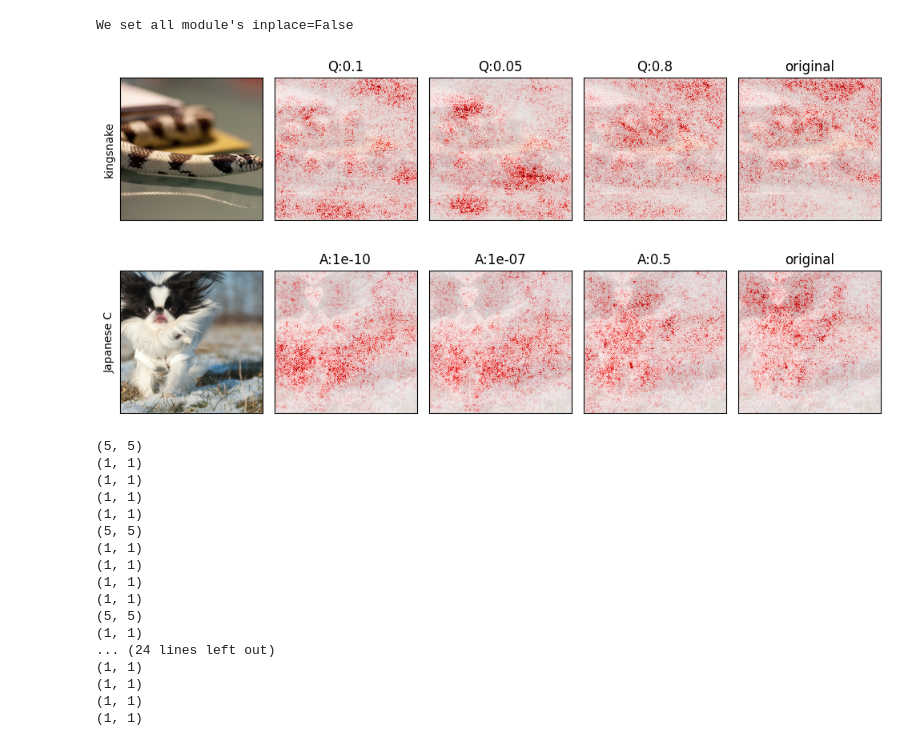
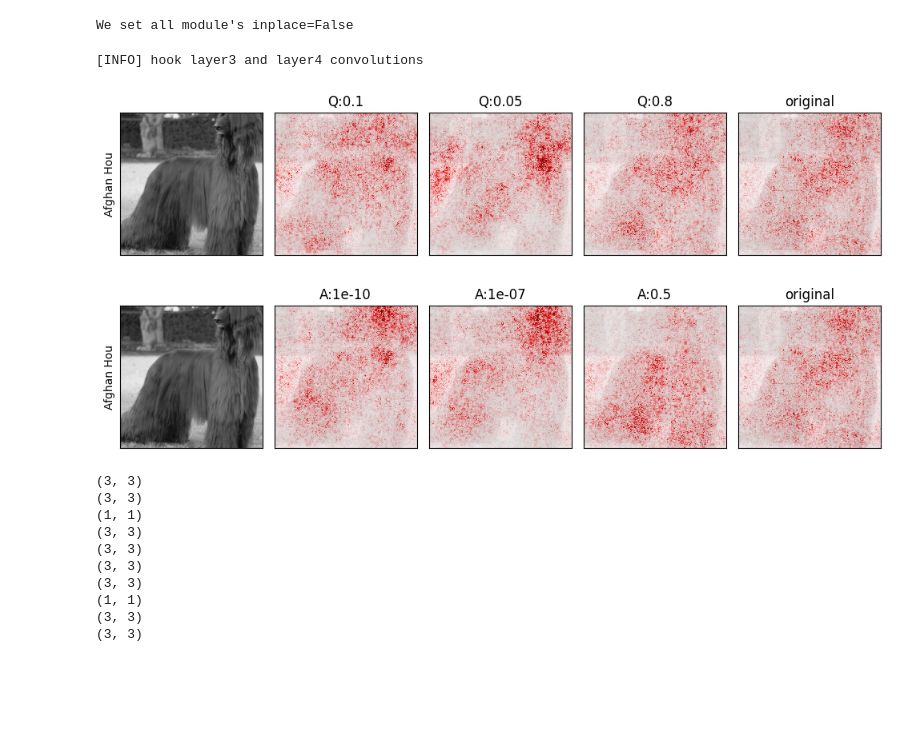
Before and after one commit to fxnnxc/parchgrad, a Jupyter notebook: tutorials/parchgrad.ipynb, the cells around one changed output. Drawn from its saved outputs; the diff is of its cells as text; code cells hidden in the pictures; blank space fills up the shorter version.

Commit message:
update the hook

```diff
--- a/tutorials/parchgrad.ipynb
+++ b/tutorials/parchgrad.ipynb
@@ -38,7 +38,7 @@ transform_2 = T.Compose([
 
 _, valid_dataset_2 = get_datasets('imagenet1k', data_path, transform_2)
 # %%
-layer_ratio=0.5
+layer_ratio=None # 0.5
 selected_convolutions = wrapper.get_default_hook_convolutions(layer_ratio)
 wrapper.set_hook_modules(selected_convolutions)
 
@@ -53,7 +53,7 @@ flags = OmegaConf.create({
 
 input_attrib ='grad'
 
-index=2825
+index=8014
 quantiles = [0.1, 0.05,  0.8]
 fig, axes = plt.subplots(1, len(quantiles)+2, figsize=(10, 4))
 axes = axes.flat
@@ -61,53 +61,47 @@ input_attrib = get_input_attrib(input_attrib)
 quantile_plot(wrapper, input_attrib, valid_dataset, valid_dataset_2, labels, index, axes, quantiles, device, flags)
 plt.tight_layout()
 # %% [output]
+[INFO] hook layer3 and layer4 convolutions
-[figure, old version]
+[figure, new version]
 # %%
 
 layer_ratio=0.5
 remove_n = len(wrapper.all_convolutions) -  int(layer_ratio * len(wrapper.all_convolutions))
 selected_convolutions = wrapper.all_convolutions[remove_n:]
 wrapper.set_hook_modules(selected_convolutions)
 
 flags = OmegaConf.create({
     'method': method,
     'alpha' :None,
     'p_value_threshold' : 0.05,
     'variance_conservation' : True,
     'exact_variance' :False,
     'gamma_infinity': True
 })
 
 
 input_attrib ='grad'
 
-index=7600
+index=8014
 alphas = [1e-10, 1e-7, 0.5]
 fig, axes = plt.subplots(1, len(quantiles)+2, figsize=(10, 4))
 axes = axes.flat
 input_attrib = get_input_attrib(input_attrib)
 alpha_plot(wrapper, input_attrib, valid_dataset, valid_dataset_2, labels, index, axes, alphas, device, flags)
 plt.tight_layout()
 # %% [output]
-[figure, old version]
+[figure, new version]
 # %%
 for m in selected_convolutions:
     print(m.kernel_size)
 # %% [output]
-(5, 5)
+(3, 3)
+(3, 3)
 (1, 1)
+(3, 3)
+(3, 3)
+(3, 3)
+(3, 3)
 (1, 1)
-(1, 1)
-(1, 1)
-(5, 5)
-(1, 1)
-(1, 1)
-(1, 1)
-(1, 1)
-(5, 5)
-(1, 1)
-... (24 lines left out)
-(1, 1)
-(1, 1)
-(1, 1)
-(1, 1)
+(3, 3)
+(3, 3)
```
Also changed, not shown: 2 other files.
